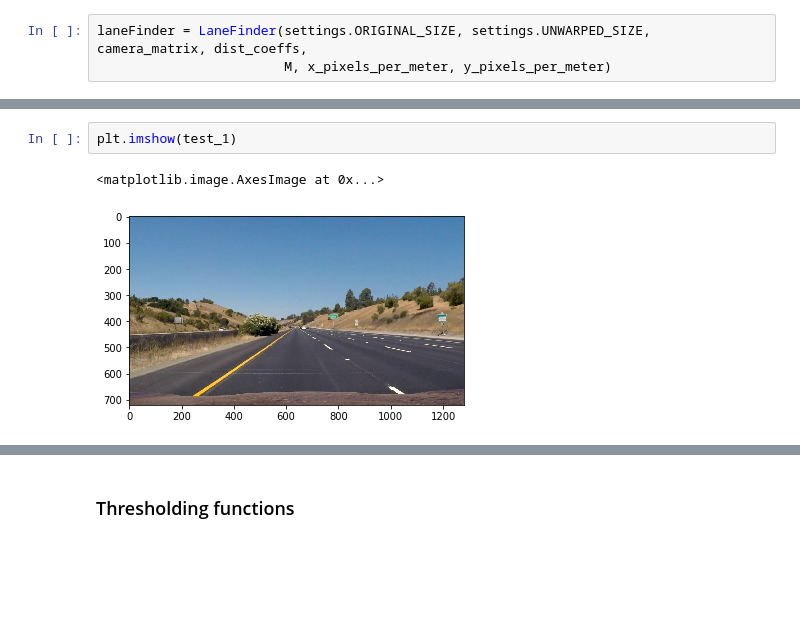
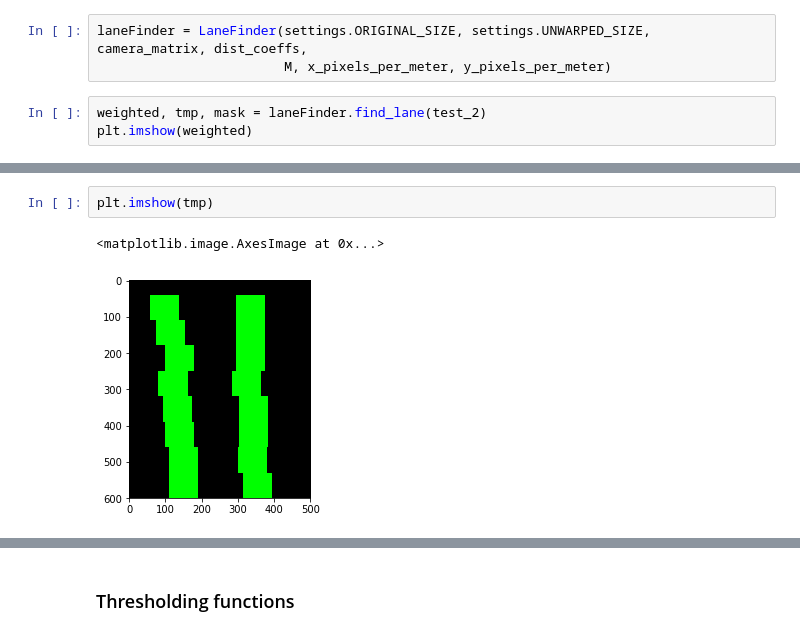
Before and after one commit to JonathanCMitchell/Advanced-Lane-Line-Detection, a Jupyter notebook: LaneLines.ipynb, the cells around one changed output, grey strips where cells are left out. Saved outputs shown, nothing was run; the diff lists cells and outputs as text; blank space fills up the shorter version.

Commit message:
[feature] - draws weighted lines after convolution step

```diff
--- a/LaneLines.ipynb
+++ b/LaneLines.ipynb
@@ -188,3 +216,6 @@ class LaneFinder():
 # %%
 laneFinder = LaneFinder(settings.ORIGINAL_SIZE, settings.UNWARPED_SIZE, camera_matrix, dist_coeffs,
                         M, x_pixels_per_meter, y_pixels_per_meter)
+# %%
+weighted, tmp, mask = laneFinder.find_lane(test_2)
+plt.imshow(weighted)
@@ -191,5 +226,5 @@ laneFinder = LaneFinder(settings.ORIGINAL_SIZE, settings.UNWARPED_SIZE, camera_m
 # %%
-plt.imshow(test_1)
+plt.imshow(tmp)
 # %% [output]
 <matplotlib.image.AxesImage at 0x...>
-[figure, old version]
+[figure, new version]
```
Also changed, not shown: parts of 11 cells of this notebook.
